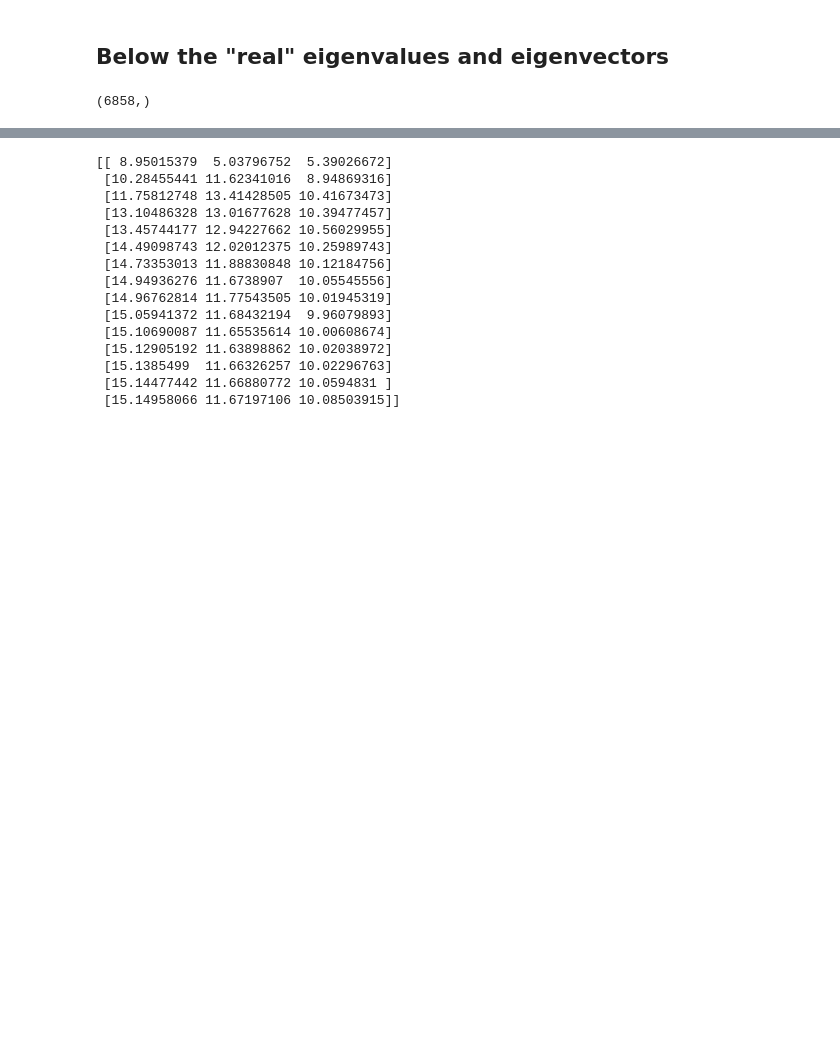
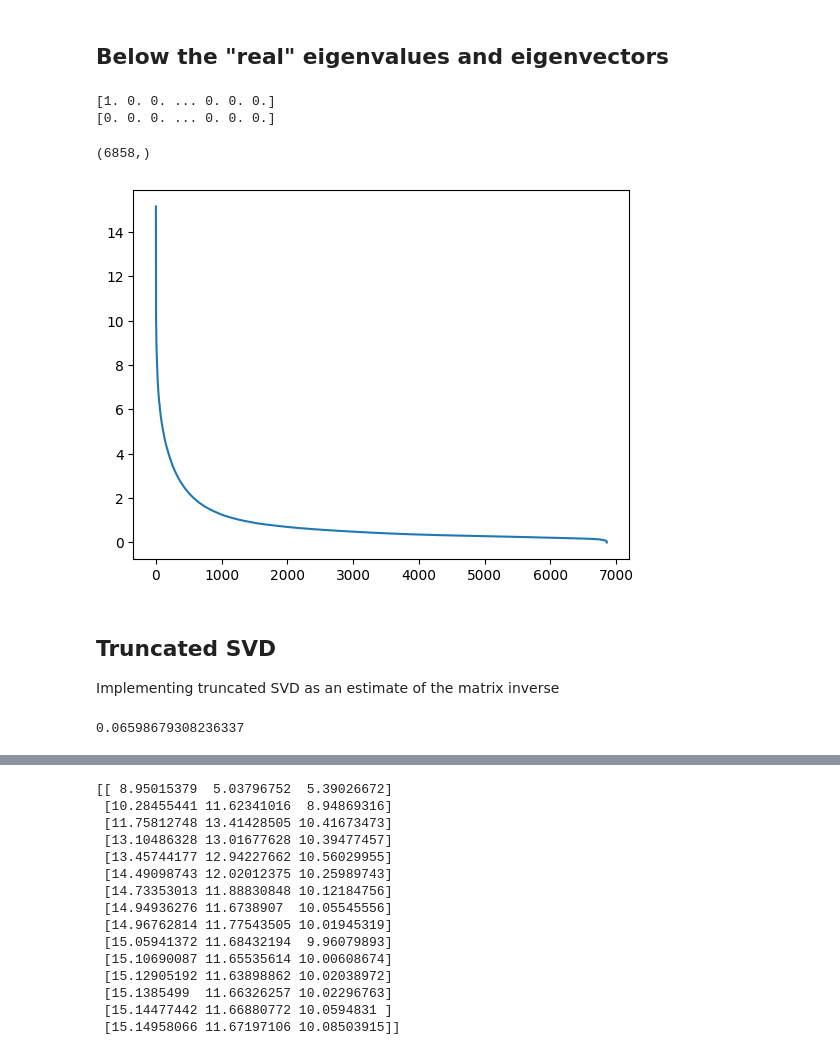
Before and after one commit to AkiTsuruta/MI-AIM, a Jupyter notebook: power_method.ipynb, the cells around one changed output, grey strips where cells are left out. Drawn from its saved outputs; the diff is of its cells as text; code cells hidden in the pictures; blank space fills up the shorter version.

Commit message:
Trying out truncated svd to estimate matrix inverse

```diff
--- a/power_method.ipynb
+++ b/power_method.ipynb
@@ -213,7 +202,37 @@ evals, evecs = np.linalg.eigh(M)
 eval1, evec1 = evals[-1], evecs[-1]
 #second largest
 eval2, evec2 = evals[-2], evecs[-2]
-# %%
-print(evals.shape)
-# %% [output]
-(6858,)
+# %%
+print(evec1)
+print(evec2)
+evec1.shape
+# %% [output]
+[1. 0. 0. ... 0. 0. 0.]
+[0. 0. 0. ... 0. 0. 0.]
+(6858,)
+# %%
+
+fig, ax = plt.subplots()
+ax.plot(np.arange(len(M)), evals[::-1]) #need to reverse the order of the eigvalues, because np.linalg.eigh gives them in ascending order
+#ax.set_yscale("log")
+plt.show()
+# %% [output]
+[figure, added]
+# %% [markdown]
+Truncated SVD
+--------------
+
+Implementing truncated SVD as an estimate of the matrix inverse
+# %%
+r = 400
+
+t_evals = evals[::-1].copy()
+t_evals[r:] = 0
+#take inverse of the r largest eigenvalues
+t_evals[:r] = 1/t_evals[:r]
+t_evecs = np.fliplr(evecs)
+t_evecs[:, r:] = 0
+
+print(t_evals[0])
+# %% [output]
+0.06598679308236337
```
Also changed, not shown: parts of 9 cells of this notebook, 1 other file.
